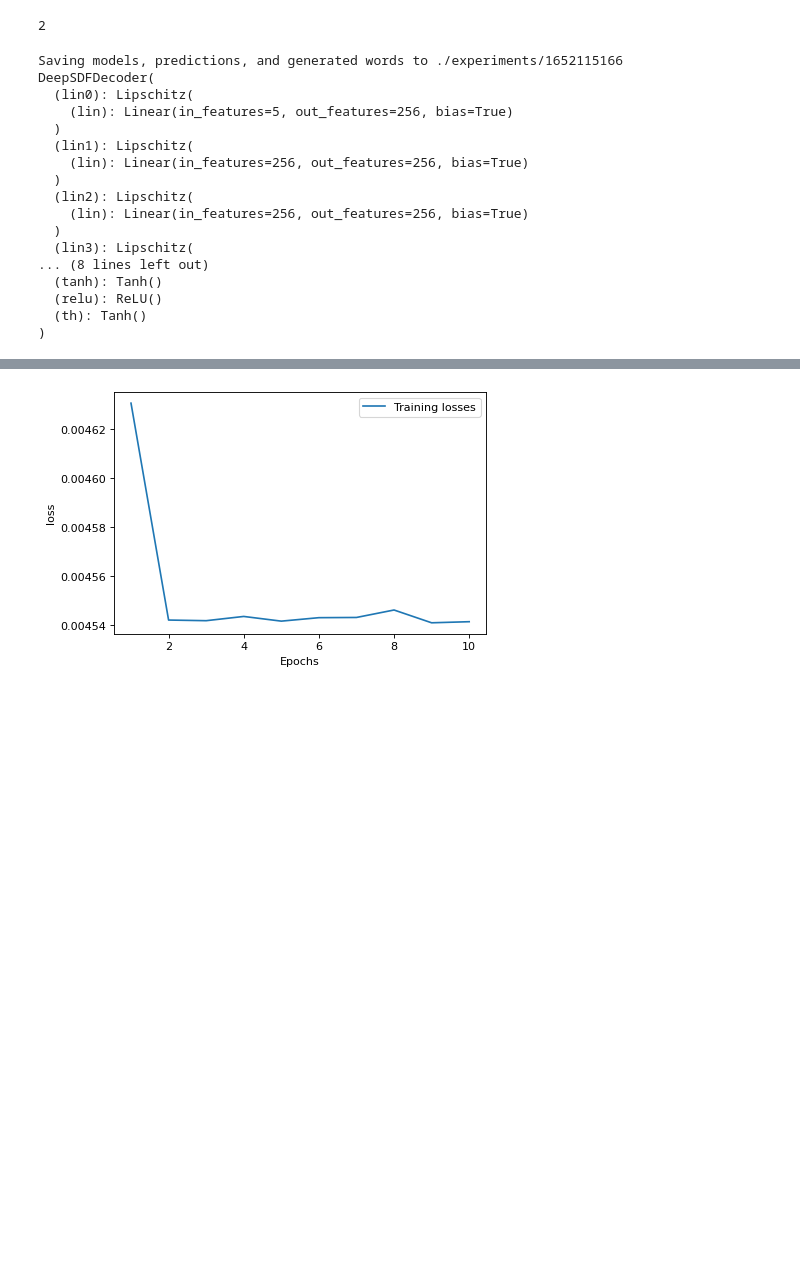
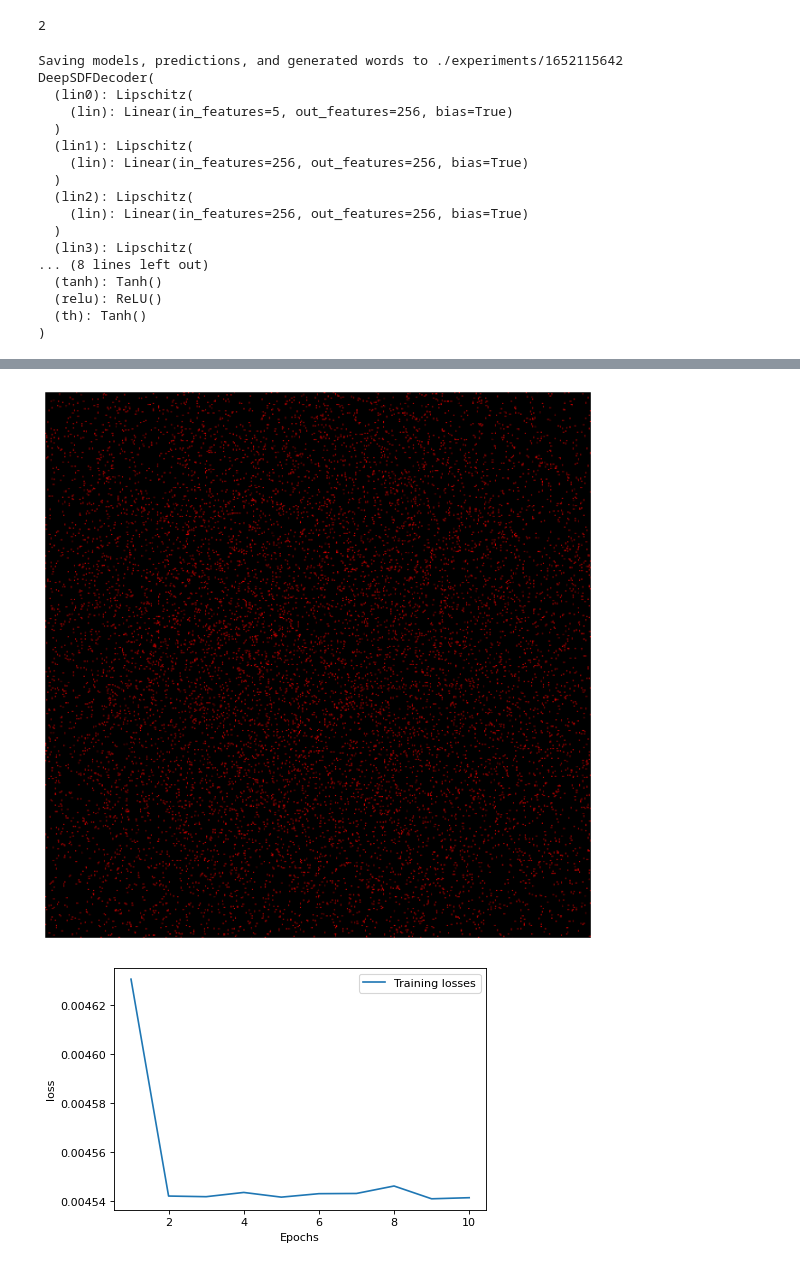
Before and after one commit to shivaPeri/16726-final-project, a Jupyter notebook: training.ipynb, the cells around one changed output, grey strips where cells are left out. Saved outputs shown, nothing was run; the diff lists cells and outputs as text; code cells hidden in the pictures; blank space fills up the shorter version.

Commit message:
Render code

```diff
--- a/training.ipynb
+++ b/training.ipynb
@@ -416,14 +416,17 @@ class Trainer:
 
         #sample n random pts
         inputs = torch.zeros((n, len(latent_code) + 3))
-        inputs[:, -3:] = torch.randn((n, 3))
+        points = torch.randn((n, 3))
+        inputs[:, -3:] = points
         inputs[:, :-3] = latent_code
 
         sdfs = self.model(inputs)
 
         colors = np.zeros(points.shape)
-        colors[sdfs < 0, 2] = 1
-        colors[sdfs > 0, 0] = 1
+        sdfs_neg = sdfs < 0
+        sdfs_pos = sdfs > 0
+        colors[:, 2] = sdfs_neg[:,0]
+        colors[:, 0] = sdfs_pos[:,0]
 
         verts = torch.Tensor(points).to(device)
         rgb = torch.Tensor(colors).to(device)
@@ -514,7 +517,7 @@ print("Saving models, predictions, and generated words to ./experiments/%s" % ru
 trainer = Trainer(model, loader, renderer, max_epochs=NUM_EPOCHS, run_id=run_id, lr=LR)
 print(trainer.model)
 # %% [output]
-Saving models, predictions, and generated words to ./experiments/1652115166
+Saving models, predictions, and generated words to ./experiments/1652115642
 DeepSDFDecoder(
   (lin0): Lipschitz(
     (lin): Linear(in_features=5, out_features=256, bias=True)
@@ -534,7 +537,13 @@ DeepSDFDecoder(
 # %%
 # Training Loop
 
+latent_code = torch.zeros(LATENT_DIM)
+latent_code[0] = 1
+print(latent_code)
+trainer.render(latent_code)
+
 for epoch in range(NUM_EPOCHS):
     trainer.train()
+    trainer.render(latent_code)
     trainer.save()
 # %% [output]
@@ -551,3 +551,4 @@ for epoch in range(NUM_EPOCHS):
+[figure, added]
 # %%
 # plot training curves
 trainer.plot_loss()
```
Also changed, not shown: parts of 1 cell of this notebook.
